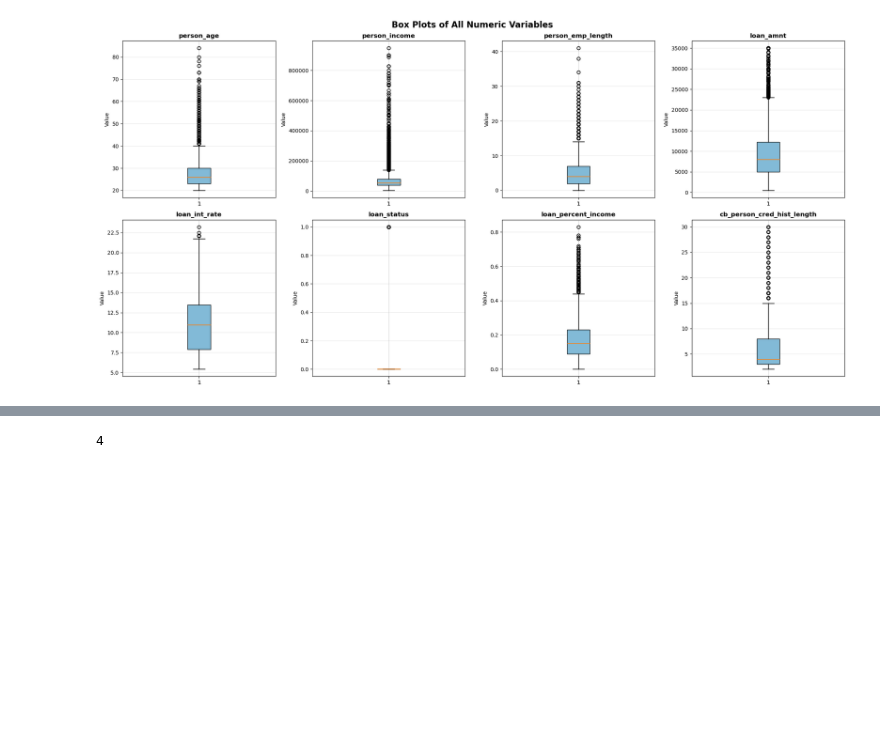
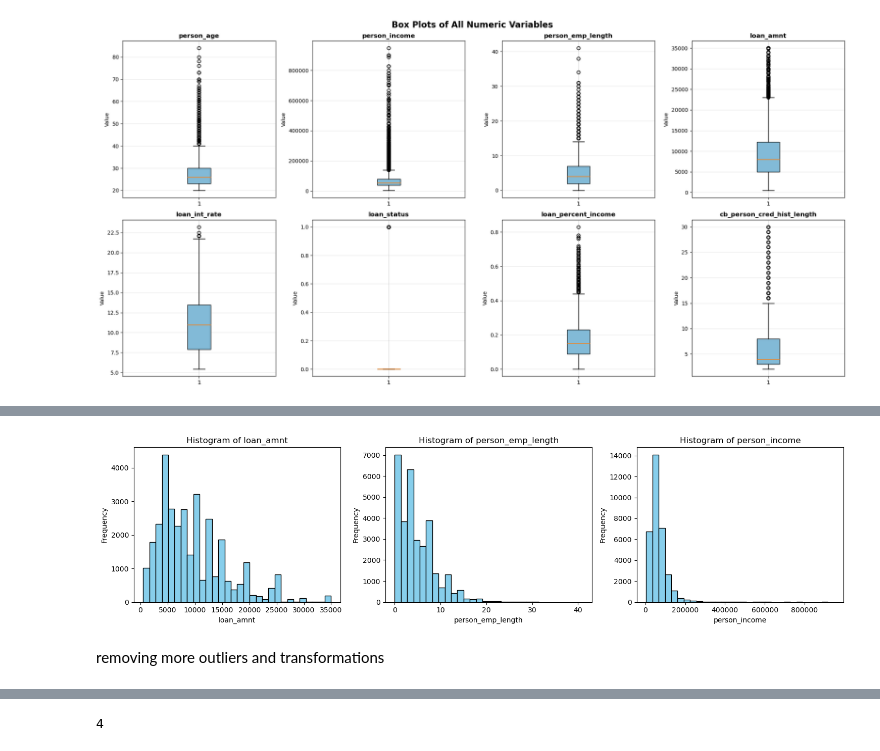
Before and after one commit to Notplays/Credit-Risk, a Jupyter notebook: EDA.ipynb, the cells around one changed output, grey strips where cells are left out. Drawn from its saved outputs; the diff is of its cells as text; code cells hidden in the pictures; blank space fills up the shorter version.

```diff
--- a/EDA.ipynb
+++ b/EDA.ipynb
@@ -268,0 +186,19 @@ dtype: int64
+# %%
+lt = ['loan_amnt', 'person_emp_length', 'person_income']
+
+# Set up the plot
+plt.figure(figsize=(15, 4))
+
+for i, col in enumerate(lt):
+    plt.subplot(1, 3, i + 1)
+    plt.hist(data[col], bins=30, color='skyblue', edgecolor='black')
+    plt.title(f'Histogram of {col}')
+    plt.xlabel(col)
+    plt.ylabel('Frequency')
+
+plt.tight_layout()
+plt.show()
+# %% [output]
+[figure, added]
+# %% [markdown]
+removing more outliers and transformations
```
Also changed, not shown: parts of 27 cells of this notebook.
